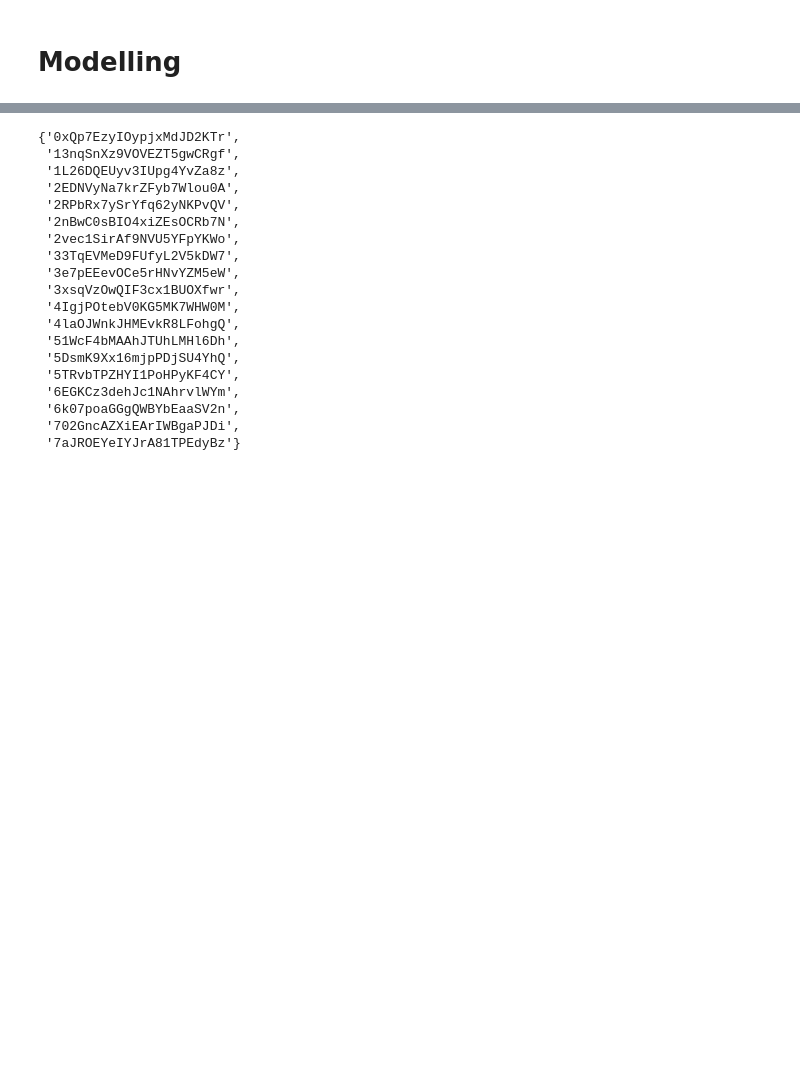
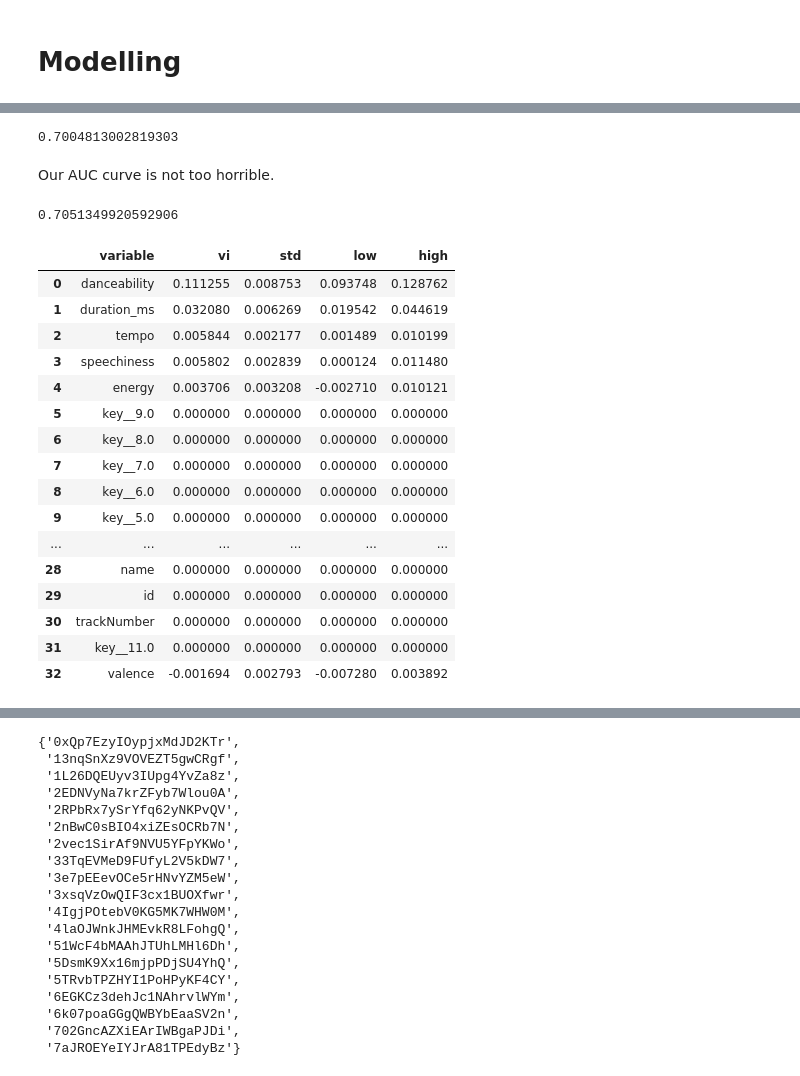
Before and after one commit to jghuynh/Song_Shine, a Jupyter notebook: Song_Rak.ipynb, the cells around one changed output, grey strips where cells are left out. Drawn from its saved outputs; the diff is of its cells as text; code cells hidden in the pictures; blank space fills up the shorter version.

```diff
--- a/Song_Rak.ipynb
+++ b/Song_Rak.ipynb
@@ -1792,0 +1783,8 @@ meanMins
+# %%
+fullSongsCopy = fullSongs.copy()
+keyDummies = pd.get_dummies(fullSongs["key"], drop_first = True, prefix = "key")
+fullSongsCopy = pd.concat([fullSongsCopy, keyDummies], axis = 1)
+
+# We have a random column named Unnamed, so delete it
+fullSongsCopy.drop(["Unnamed: 0", "key"], axis = 1, inplace = True)
+fullSongsCopy.columns
@@ -1885,0 +2007,10 @@ Index(['album', 'artist', 'trackNumber', 'id', 'name', 'uri', 'release_date',
+# %%
+m.roc_auc_score(Y_train, rf_mod.predict(X_train))
+# %% [output]
+0.7004813002819303
+# %% [markdown]
+Our AUC curve is not too horrible.
+# %%
+m.accuracy_score(Y_train, rf_mod.predict(X_train))
+# %% [output]
+0.7051349920592906
@@ -1885,0 +2022,34 @@ Index(['album', 'artist', 'trackNumber', 'id', 'name', 'uri', 'release_date',
+# %%
+# We have data togeher...
+# Organize as a data frame
+vi_dat = pd.DataFrame(dict(variable=train_X.columns,
+                           vi = vi['importances_mean'],
+                           std = vi['importances_std']))
+
+# Generate intervals
+vi_dat['low'] = vi_dat['vi'] - 2*vi_dat['std'] # 2 STDs below mean
+vi_dat['high'] = vi_dat['vi'] + 2*vi_dat['std'] # 2 STDs above mean.
+
+# But in order from most to least important
+vi_dat = vi_dat.sort_values(by="vi",ascending=False).reset_index(drop=True)
+
+
+vi_dat
+# %% [output]
+|  | variable | vi | std | low | high |
+| 0 | danceability | 0.111255 | 0.008753 | 0.093748 | 0.128762 |
+| 1 | duration_ms | 0.032080 | 0.006269 | 0.019542 | 0.044619 |
+| 2 | tempo | 0.005844 | 0.002177 | 0.001489 | 0.010199 |
+| 3 | speechiness | 0.005802 | 0.002839 | 0.000124 | 0.011480 |
+| 4 | energy | 0.003706 | 0.003208 | -0.002710 | 0.010121 |
+| 5 | key__9.0 | 0.000000 | 0.000000 | 0.000000 | 0.000000 |
+| 6 | key__8.0 | 0.000000 | 0.000000 | 0.000000 | 0.000000 |
+| 7 | key__7.0 | 0.000000 | 0.000000 | 0.000000 | 0.000000 |
+| 8 | key__6.0 | 0.000000 | 0.000000 | 0.000000 | 0.000000 |
+| 9 | key__5.0 | 0.000000 | 0.000000 | 0.000000 | 0.000000 |
+| ... | ... | ... | ... | ... | ... |
+| 28 | name | 0.000000 | 0.000000 | 0.000000 | 0.000000 |
+| 29 | id | 0.000000 | 0.000000 | 0.000000 | 0.000000 |
+| 30 | trackNumber | 0.000000 | 0.000000 | 0.000000 | 0.000000 |
+| 31 | key__11.0 | 0.000000 | 0.000000 | 0.000000 | 0.000000 |
+| 32 | valence | -0.001694 | 0.002793 | -0.007280 | 0.003892 |
```
Also changed, not shown: parts of 30 cells of this notebook, 2 other files.
